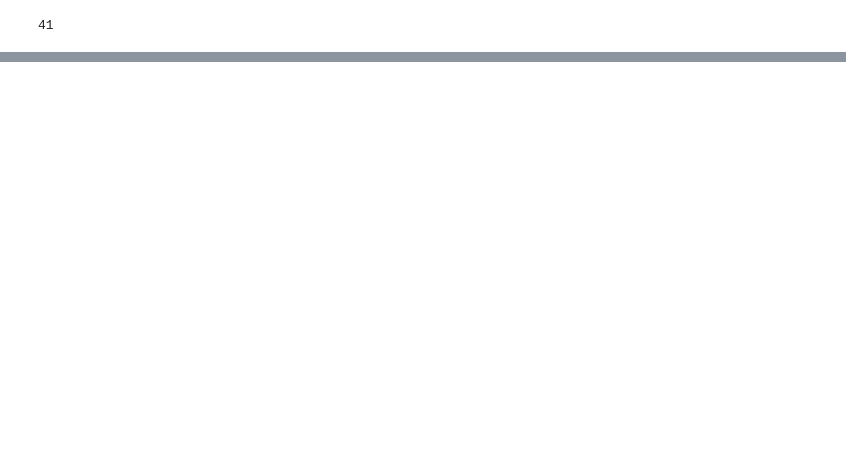
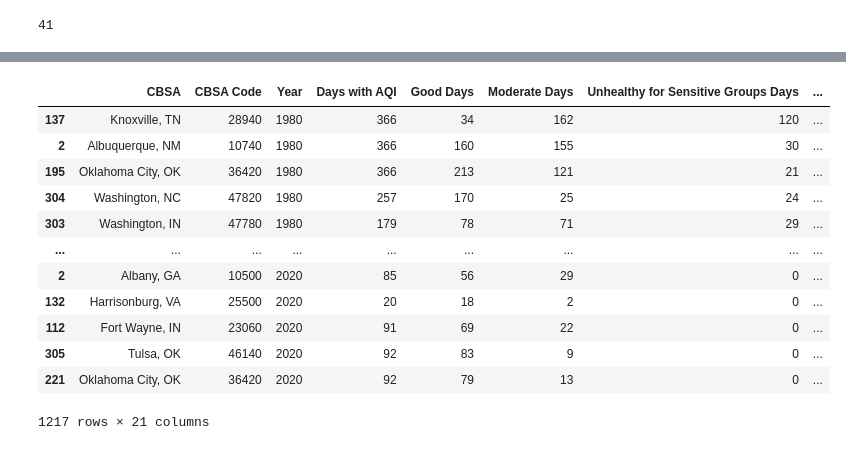
Before and after one commit to BrianDouglas/Climate_Soluctions, a Jupyter notebook: notebooks/Katherine.ipynb, the cells around one changed output, grey strips where cells are left out. Saved outputs shown, nothing was run; the diff lists cells and outputs as text; code cells hidden in the pictures; blank space fills up the shorter version.

```diff
--- a/notebooks/Katherine.ipynb
+++ b/notebooks/Katherine.ipynb
@@ -110,0 +67,8 @@ Name: Year, dtype: int64
+# %%
+file="../resources/raw/cities_list.csv"
+cities=pd.read_csv(file)
+#drop duplicates
+cities=cities.drop_duplicates(subset=['City'])
+#make cities df into a list
+cities_list=cities["City"].tolist()
+len(cities_list)
@@ -110,0 +100,18 @@ Name: Year, dtype: int64
+# %%
+#sort by year
+city_merge=city_merge.sort_values(by=['Year'])
+city_merge
+# %% [output]
+|  | CBSA | CBSA Code | Year | Days with AQI | Good Days | Moderate Days | Unhealthy for Sensitive Groups Days | ... |
+| 137 | Knoxville, TN | 28940 | 1980 | 366 | 34 | 162 | 120 | ... |
+| 2 | Albuquerque, NM | 10740 | 1980 | 366 | 160 | 155 | 30 | ... |
+| 195 | Oklahoma City, OK | 36420 | 1980 | 366 | 213 | 121 | 21 | ... |
+| 304 | Washington, NC | 47820 | 1980 | 257 | 170 | 25 | 24 | ... |
+| 303 | Washington, IN | 47780 | 1980 | 179 | 78 | 71 | 29 | ... |
+| ... | ... | ... | ... | ... | ... | ... | ... | ... |
+| 2 | Albany, GA | 10500 | 2020 | 85 | 56 | 29 | 0 | ... |
+| 132 | Harrisonburg, VA | 25500 | 2020 | 20 | 18 | 2 | 0 | ... |
+| 112 | Fort Wayne, IN | 23060 | 2020 | 91 | 69 | 22 | 0 | ... |
+| 305 | Tulsa, OK | 46140 | 2020 | 92 | 83 | 9 | 0 | ... |
+| 221 | Oklahoma City, OK | 36420 | 2020 | 92 | 79 | 13 | 0 | ... |
+1217 rows × 21 columns
```
Also changed, not shown: parts of 13 cells of this notebook, 3 other files.
